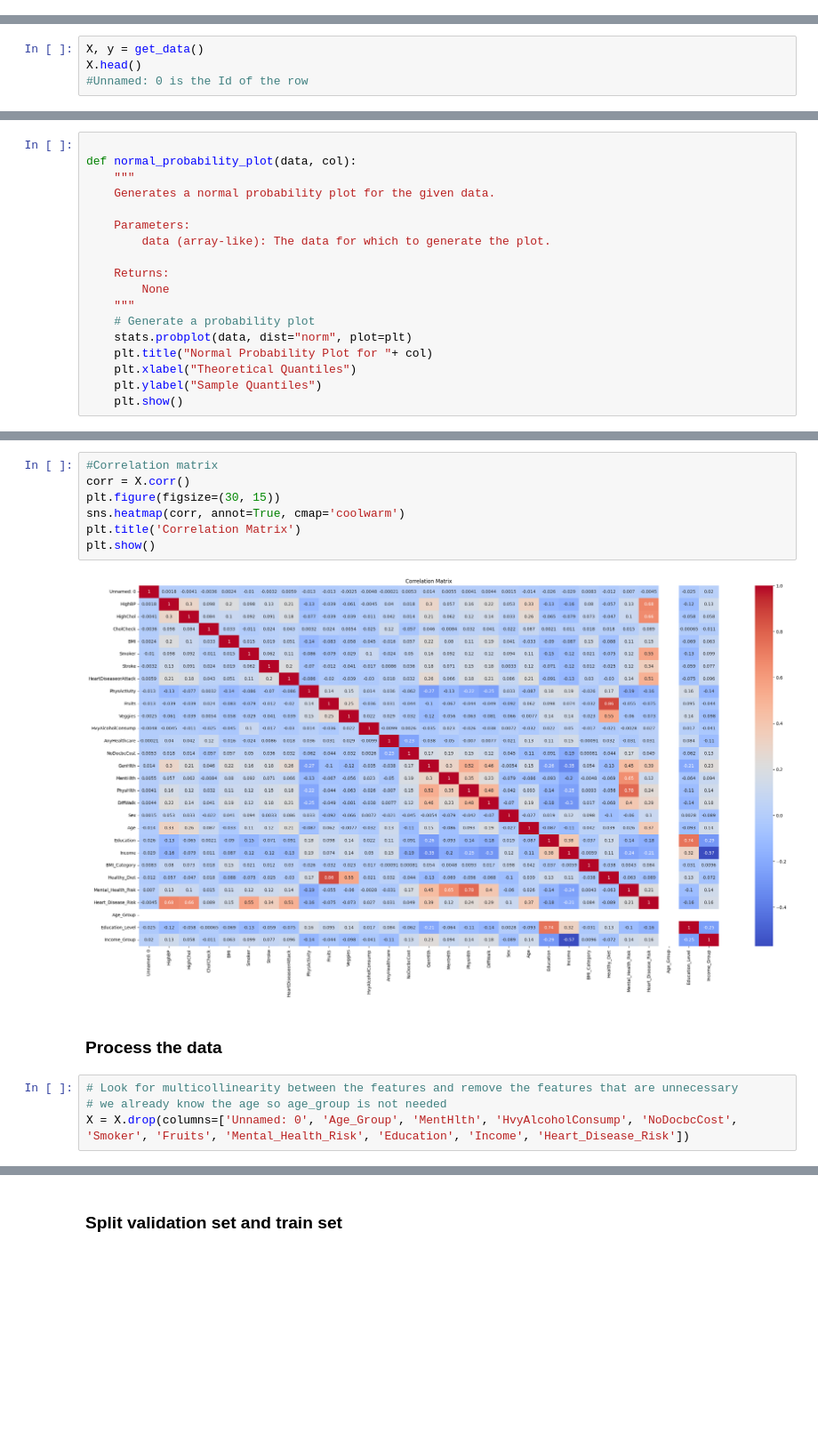
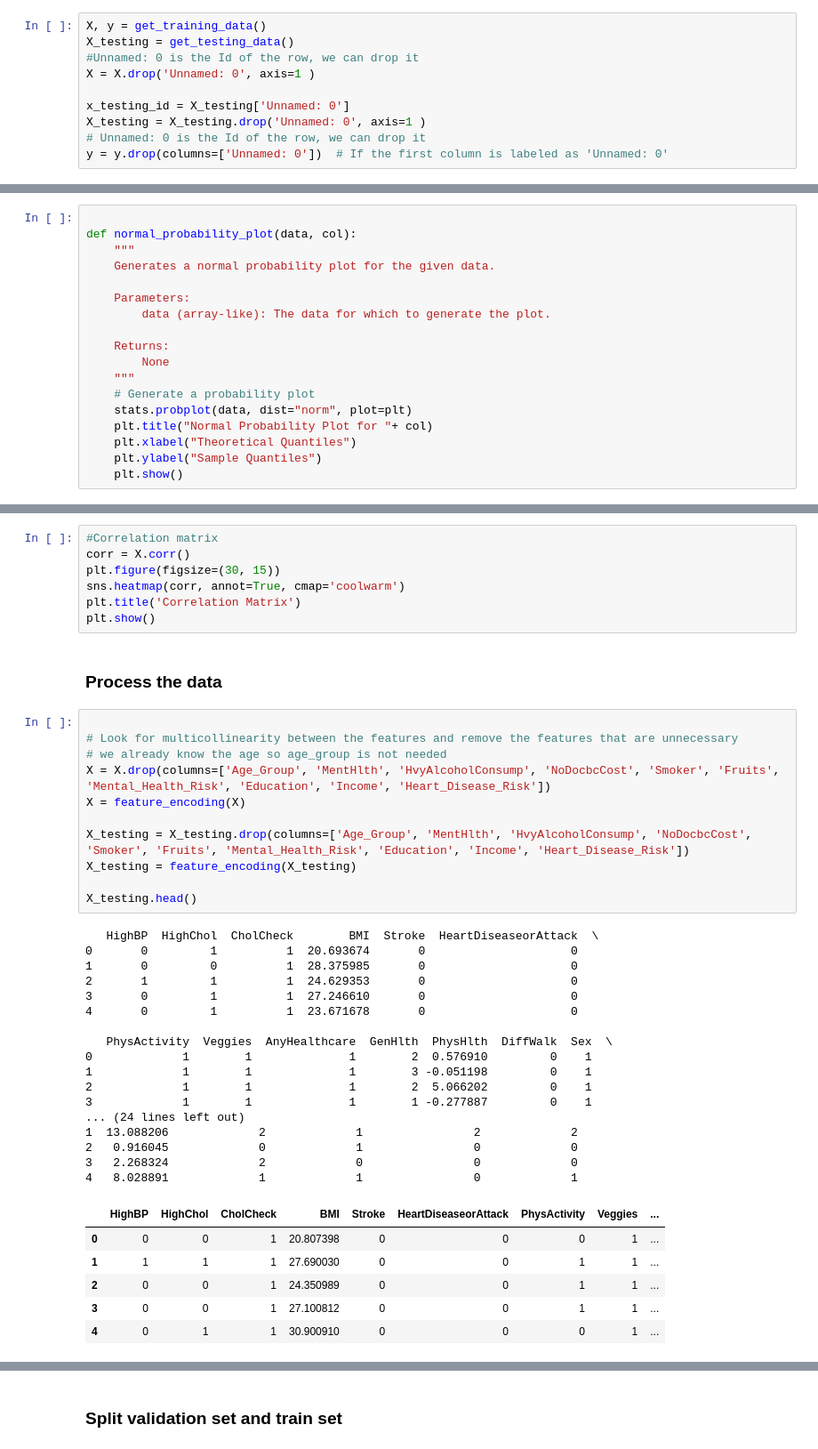
Before and after one commit to GharibSidney/kaggle_ML, a Jupyter notebook: src/test.ipynb, the cells around one changed output, grey strips where cells are left out. Shown: that part at 89% size. Cells and saved outputs as stored; diff of their text form; blank space fills up the shorter version.

```diff
--- a/src/test.ipynb
+++ b/src/test.ipynb
@@ -1,2 +16,12 @@
+# %%
+X, y = get_training_data()
+X_testing = get_testing_data()
+#Unnamed: 0 is the Id of the row, we can drop it
+X = X.drop('Unnamed: 0', axis=1 )
+
+x_testing_id = X_testing['Unnamed: 0']
+X_testing = X_testing.drop('Unnamed: 0', axis=1 )
+# Unnamed: 0 is the Id of the row, we can drop it
+y = y.drop(columns=['Unnamed: 0'])  # If the first column is labeled as 'Unnamed: 0'
 # %% [markdown]
 ### Data exploration
@@ -15,4 +27,0 @@ from data_processing import *
-# %%
-X, y = get_data()
-X.head()
-#Unnamed: 0 is the Id of the row
@@ -218,11 +121,40 @@ plt.figure(figsize=(30, 15))
 sns.heatmap(corr, annot=True, cmap='coolwarm')
 plt.title('Correlation Matrix')
 plt.show()
-# %% [output]
-[figure, removed]
 # %% [markdown]
 ### Process the data
 # %%
+
 # Look for multicollinearity between the features and remove the features that are unnecessary
 # we already know the age so age_group is not needed
-X = X.drop(columns=['Unnamed: 0', 'Age_Group', 'MentHlth', 'HvyAlcoholConsump', 'NoDocbcCost', 'Smoker', 'Fruits', 'Mental_Health_Risk', 'Education', 'Income', 'Heart_Disease_Risk'])
+X = X.drop(columns=['Age_Group', 'MentHlth', 'HvyAlcoholConsump', 'NoDocbcCost', 'Smoker', 'Fruits', 'Mental_Health_Risk', 'Education', 'Income', 'Heart_Disease_Risk'])
+X = feature_encoding(X)
+
+X_testing = X_testing.drop(columns=['Age_Group', 'MentHlth', 'HvyAlcoholConsump', 'NoDocbcCost', 'Smoker', 'Fruits', 'Mental_Health_Risk', 'Education', 'Income', 'Heart_Disease_Risk'])
+X_testing = feature_encoding(X_testing)
+
+X_testing.head()
+# %% [output]
+   HighBP  HighChol  CholCheck        BMI  Stroke  HeartDiseaseorAttack  \
+0       0         1          1  20.693674       0                     0
+1       0         0          1  28.375985       0                     0
+2       1         1          1  24.629353       0                     0
+3       0         1          1  27.246610       0                     0
+4       0         1          1  23.671678       0                     0
+
+   PhysActivity  Veggies  AnyHealthcare  GenHlth  PhysHlth  DiffWalk  Sex  \
+0             1        1              1        2  0.576910         0    1
+1             1        1              1        3 -0.051198         0    1
+2             1        1              1        2  5.066202         0    1
+3             1        1              1        1 -0.277887         0    1
+... (24 lines left out)
+1  13.088206             2             1                2             2
+2   0.916045             0             1                0             0
+3   2.268324             2             0                0             0
+4   8.028891             1             1                0             1
+|  | HighBP | HighChol | CholCheck | BMI | Stroke | HeartDiseaseorAttack | PhysActivity | Veggies | ... |
+| 0 | 0 | 0 | 1 | 20.807398 | 0 | 0 | 0 | 1 | ... |
+| 1 | 1 | 1 | 1 | 27.690030 | 0 | 0 | 1 | 1 | ... |
+| 2 | 0 | 0 | 1 | 24.350989 | 0 | 0 | 1 | 1 | ... |
+| 3 | 0 | 0 | 1 | 27.100812 | 0 | 0 | 1 | 1 | ... |
+| 4 | 0 | 1 | 1 | 30.900910 | 0 | 0 | 0 | 1 | ... |
```
Also changed, not shown: parts of 29 cells of this notebook, 4 other files.
